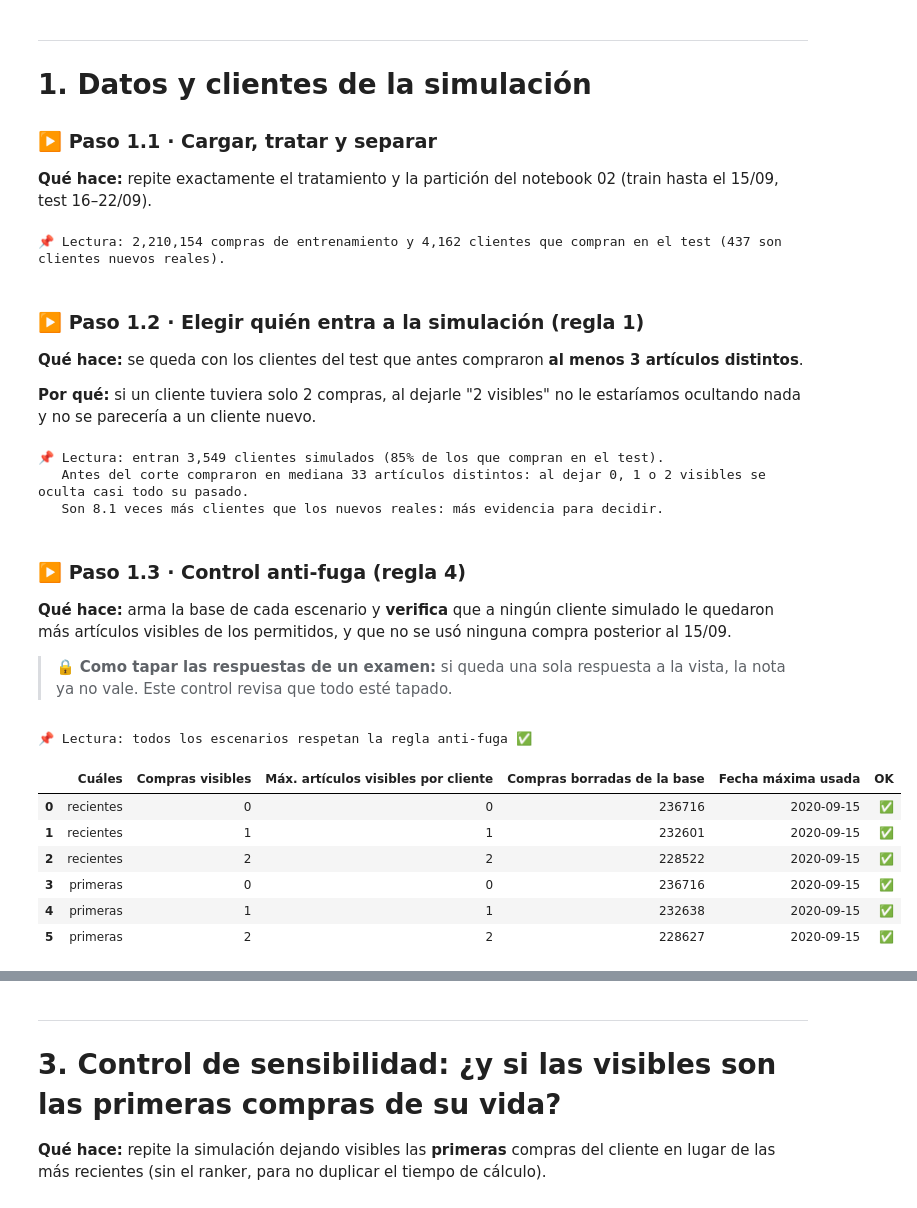
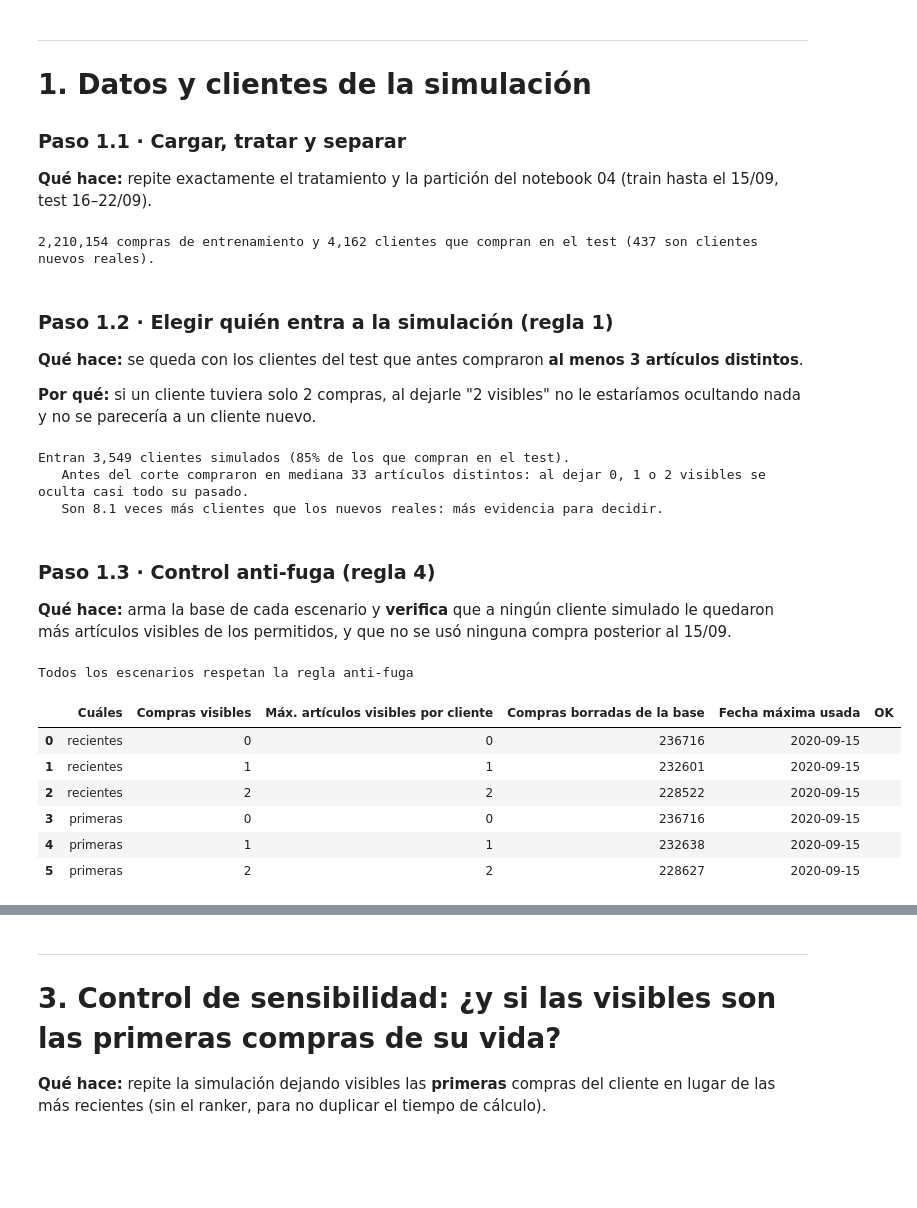
Before and after one commit to henrydatasciencegrupo/Outfit_Analytics_DataScience_Proyecto_Final, a Jupyter notebook: notebooks/05_simulacion_cold_start.ipynb, the cells around one changed output, grey strips where cells are left out. Cells and saved outputs as stored; diff of their text form; code cells hidden in the pictures; blank space fills up the shorter version.

Commit message:
Evaluacion, optimizacion y seleccion del modelo; limpieza de notebooks y scripts

```diff
--- a/notebooks/05_simulacion_cold_start.ipynb
+++ b/notebooks/05_simulacion_cold_start.ipynb
@@ -70,8 +68,8 @@ print("📌 Lectura: herramientas cargadas ✅ · parámetros del notebook 02:",
 ---
 # 1. Datos y clientes de la simulación
 
-### ▶️ Paso 1.1 · Cargar, tratar y separar
-**Qué hace:** repite exactamente el tratamiento y la partición del notebook 02 (train hasta el 15/09, test 16–22/09).
+### Paso 1.1 · Cargar, tratar y separar
+**Qué hace:** repite exactamente el tratamiento y la partición del notebook 04 (train hasta el 15/09, test 16–22/09).
 # %%
 trans, cust, art = cargar(BASE)
 trans, cust, art, _ = tratar(trans, cust, art)
@@ -79,12 +77,12 @@ train, test = separar(trans, CORTE_TEST)
 tramo = cust.set_index("customer_id")["tramo_edad"].to_dict()
 compras_test = compras_por_cliente(test)
 frios = clientes_frios(trans, CORTE_TEST)
-print(f"📌 Lectura: {len(train):,} compras de entrenamiento y {len(compras_test):,} clientes que compran en el test "
+print(f"{len(train):,} compras de entrenamiento y {len(compras_test):,} clientes que compran en el test "
       f"({len(frios & set(compras_test)):,} son clientes nuevos reales).")
 # %% [output]
-📌 Lectura: 2,210,154 compras de entrenamiento y 4,162 clientes que compran en el test (437 son clientes nuevos reales).
+2,210,154 compras de entrenamiento y 4,162 clientes que compran en el test (437 son clientes nuevos reales).
 # %% [markdown]
-### ▶️ Paso 1.2 · Elegir quién entra a la simulación (regla 1)
+### Paso 1.2 · Elegir quién entra a la simulación (regla 1)
 **Qué hace:** se queda con los clientes del test que antes compraron **al menos 3 artículos distintos**.
 
 **Por qué:** si un cliente tuviera solo 2 compras, al dejarle "2 visibles" no le estaríamos ocultando nada y no se parecería a un cliente nuevo.
@@ -92,48 +90,46 @@ print(f"📌 Lectura: {len(train):,} compras de entrenamiento y {len(compras_tes
 clientes_sim = elegir_clientes(train, compras_test, MIN_ARTICULOS)
 compras_sim = {c: compras_test[c] for c in clientes_sim}
 hist = train[train["customer_id"].isin(clientes_sim)].groupby("customer_id")["article_id"].nunique()
-print(f"📌 Lectura: entran {len(clientes_sim):,} clientes simulados "
+print(f"Entran {len(clientes_sim):,} clientes simulados "
       f"({len(clientes_sim) / len(compras_test):.0%} de los que compran en el test).")
 print(f"   Antes del corte compraron en mediana {hist.median():.0f} artículos distintos: "
       f"al dejar 0, 1 o 2 visibles se oculta casi todo su pasado.")
 print(f"   Son {len(clientes_sim) / max(len(frios & set(compras_test)), 1):.1f} veces más clientes que los nuevos reales: "
       "más evidencia para decidir.")
 # %% [output]
-📌 Lectura: entran 3,549 clientes simulados (85% de los que compran en el test).
+Entran 3,549 clientes simulados (85% de los que compran en el test).
    Antes del corte compraron en mediana 33 artículos distintos: al dejar 0, 1 o 2 visibles se oculta casi todo su pasado.
    Son 8.1 veces más clientes que los nuevos reales: más evidencia para decidir.
 # %% [markdown]
-### ▶️ Paso 1.3 · Control anti-fuga (regla 4)
+### Paso 1.3 · Control anti-fuga (regla 4)
 **Qué hace:** arma la base de cada escenario y **verifica** que a ningún cliente simulado le quedaron más artículos visibles de los permitidos, y que no se usó ninguna compra posterior al 15/09.
-
-> 🔒 **Como tapar las respuestas de un examen:** si queda una sola respuesta a la vista, la nota ya no vale. Este control revisa que todo esté tapado.
 # %%
 bases = {}
 filas = []
 for cuales in ["recientes", "primeras"]:
     for n in VISIBLES:
         b = ocultar_historial(train, clientes_sim, n, cuales)
         bases[(n, cuales)] = b
         vis = b[b["customer_id"].isin(clientes_sim)].groupby("customer_id")["article_id"].nunique()
         filas.append({"Cuáles": cuales, "Compras visibles": n,
                       "Máx. artículos visibles por cliente": int(vis.max()) if len(vis) else 0,
                       "Compras borradas de la base": len(train) - len(b),
                       "Fecha máxima usada": b["t_dat"].max().date(),
-                      "OK": "✅" if (len(vis) == 0 or vis.max() <= n) and b["t_dat"].max() < CORTE_TEST else "❌"})
+                      "OK": "Sí" if (len(vis) == 0 or vis.max() <= n) and b["t_dat"].max() < CORTE_TEST else "No"})
 bases[(COMPLETO, "recientes")] = train
 control = pd.DataFrame(filas)
-print("📌 Lectura:", "todos los escenarios respetan la regla anti-fuga ✅" if (control["OK"] == "✅").all()
-      else "⚠️ algún escenario NO respeta la regla: revisar antes de seguir")
+print("", "todos los escenarios respetan la regla anti-fuga" if (control["OK"] == "Sí").all()
+      else "algún escenario NO respeta la regla: revisar antes de seguir")
 control
 # %% [output]
-📌 Lectura: todos los escenarios respetan la regla anti-fuga ✅
+Todos los escenarios respetan la regla anti-fuga
 |  | Cuáles | Compras visibles | Máx. artículos visibles por cliente | Compras borradas de la base | Fecha máxima usada | OK |
-| 0 | recientes | 0 | 0 | 236716 | 2020-09-15 | ✅ |
-| 1 | recientes | 1 | 1 | 232601 | 2020-09-15 | ✅ |
-| 2 | recientes | 2 | 2 | 228522 | 2020-09-15 | ✅ |
-| 3 | primeras | 0 | 0 | 236716 | 2020-09-15 | ✅ |
-| 4 | primeras | 1 | 1 | 232638 | 2020-09-15 | ✅ |
-| 5 | primeras | 2 | 2 | 228627 | 2020-09-15 | ✅ |
+| 0 | recientes | 0 | 0 | 236716 | 2020-09-15 |  |
+| 1 | recientes | 1 | 1 | 232601 | 2020-09-15 |  |
+| 2 | recientes | 2 | 2 | 228522 | 2020-09-15 |  |
+| 3 | primeras | 0 | 0 | 236716 | 2020-09-15 |  |
+| 4 | primeras | 1 | 1 | 232638 | 2020-09-15 |  |
+| 5 | primeras | 2 | 2 | 228627 | 2020-09-15 |  |
 # %% [markdown]
 ---
 # 2. Escenario principal: las compras visibles son las más recientes
```
Also changed, not shown: parts of 14 cells of this notebook, 25 other files.
